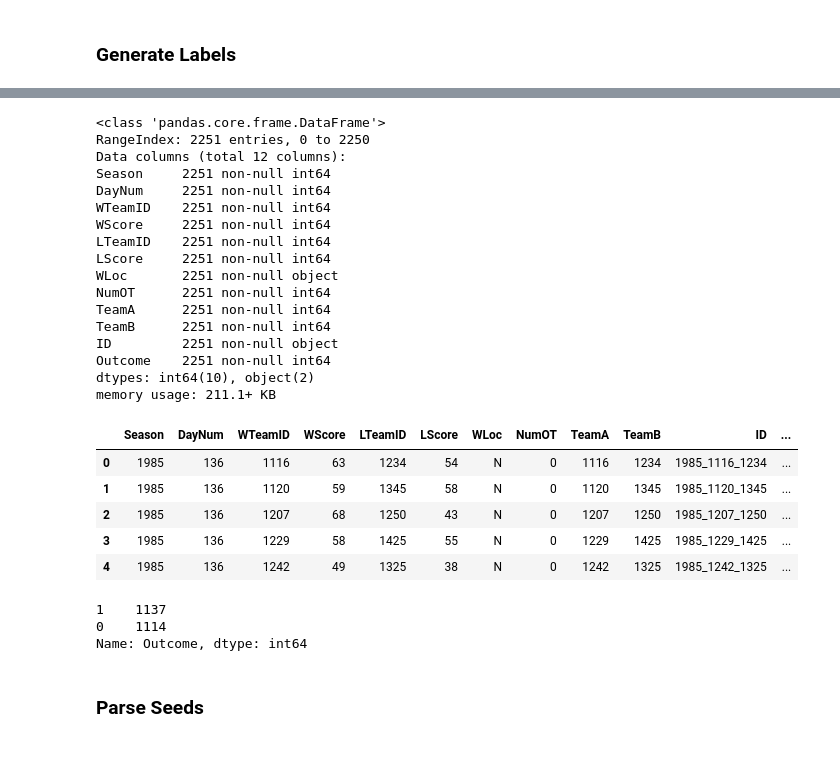
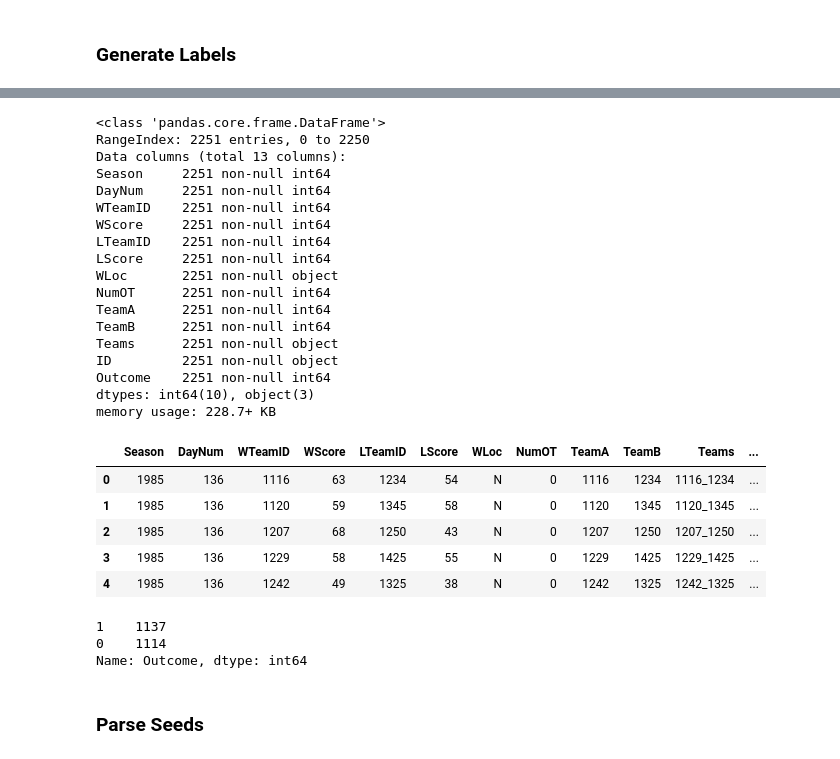
Before and after one commit to nyjgary/march-madness-2020, a Jupyter notebook: March-Madness-2020.ipynb, the cells around one changed output, grey strips where cells are left out. Saved outputs shown, nothing was run; the diff lists cells and outputs as text; code cells hidden in the pictures.

```diff
--- a/March-Madness-2020.ipynb
+++ b/March-Madness-2020.ipynb
@@ -47,38 +75,40 @@ memory usage: 140.8+ KB
 # %%
 # generate game ID and label
 compact_results = compact_results.assign(
     TeamA = lambda x: x[['WTeamID','LTeamID']].min(axis=1),
     TeamB = lambda x: x[['WTeamID','LTeamID']].max(axis=1),
-    ID = lambda x: x['Season'].astype(str) + '_' + x['TeamA'].astype(str) + '_' + x['TeamB'].astype(str),
+    Teams = lambda x: x['TeamA'].astype(str) + '_' + x['TeamB'].astype(str),
+    ID = lambda x: x['Season'].astype(str) + '_' + x['Teams'],
     Outcome = lambda x: np.where(x['WTeamID'] < x['LTeamID'], 1, 0)
 )
 compact_results.info()
 display(compact_results.head())
 compact_results['Outcome'].value_counts()
 # %% [output]
 <class 'pandas.core.frame.DataFrame'>
 RangeIndex: 2251 entries, 0 to 2250
-Data columns (total 12 columns):
+Data columns (total 13 columns):
 Season     2251 non-null int64
 DayNum     2251 non-null int64
 WTeamID    2251 non-null int64
 WScore     2251 non-null int64
 LTeamID    2251 non-null int64
 LScore     2251 non-null int64
 WLoc       2251 non-null object
 NumOT      2251 non-null int64
 TeamA      2251 non-null int64
 TeamB      2251 non-null int64
+Teams      2251 non-null object
 ID         2251 non-null object
 Outcome    2251 non-null int64
-dtypes: int64(10), object(2)
-memory usage: 211.1+ KB
+dtypes: int64(10), object(3)
+memory usage: 228.7+ KB
-|  | Season | DayNum | WTeamID | WScore | LTeamID | LScore | WLoc | NumOT | TeamA | TeamB | ID | ... |
-| 0 | 1985 | 136 | 1116 | 63 | 1234 | 54 | N | 0 | 1116 | 1234 | 1985_1116_1234 | ... |
-| 1 | 1985 | 136 | 1120 | 59 | 1345 | 58 | N | 0 | 1120 | 1345 | 1985_1120_1345 | ... |
-| 2 | 1985 | 136 | 1207 | 68 | 1250 | 43 | N | 0 | 1207 | 1250 | 1985_1207_1250 | ... |
-| 3 | 1985 | 136 | 1229 | 58 | 1425 | 55 | N | 0 | 1229 | 1425 | 1985_1229_1425 | ... |
-| 4 | 1985 | 136 | 1242 | 49 | 1325 | 38 | N | 0 | 1242 | 1325 | 1985_1242_1325 | ... |
+|  | Season | DayNum | WTeamID | WScore | LTeamID | LScore | WLoc | NumOT | TeamA | TeamB | Teams | ... |
+| 0 | 1985 | 136 | 1116 | 63 | 1234 | 54 | N | 0 | 1116 | 1234 | 1116_1234 | ... |
+| 1 | 1985 | 136 | 1120 | 59 | 1345 | 58 | N | 0 | 1120 | 1345 | 1120_1345 | ... |
+| 2 | 1985 | 136 | 1207 | 68 | 1250 | 43 | N | 0 | 1207 | 1250 | 1207_1250 | ... |
+| 3 | 1985 | 136 | 1229 | 58 | 1425 | 55 | N | 0 | 1229 | 1425 | 1229_1425 | ... |
+| 4 | 1985 | 136 | 1242 | 49 | 1325 | 38 | N | 0 | 1242 | 1325 | 1242_1325 | ... |
 1    1137
 0    1114
 Name: Outcome, dtype: int64
```
Also changed, not shown: parts of 16 cells of this notebook.
